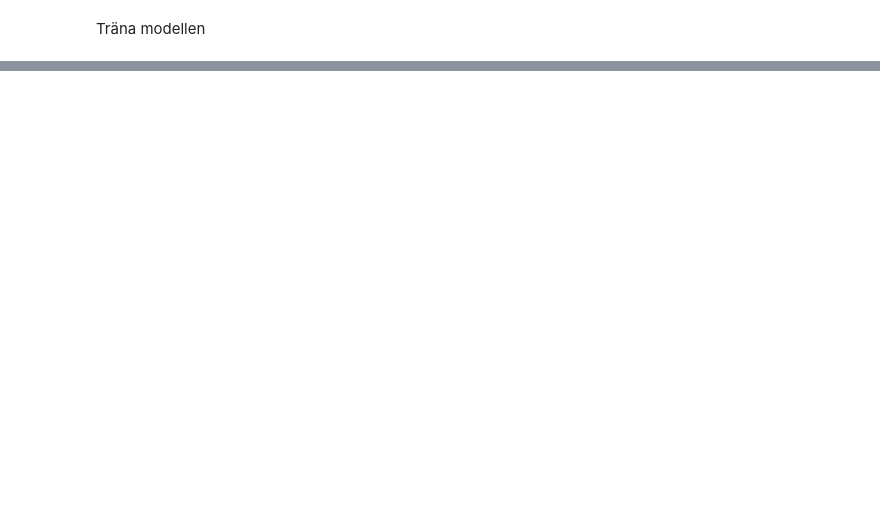
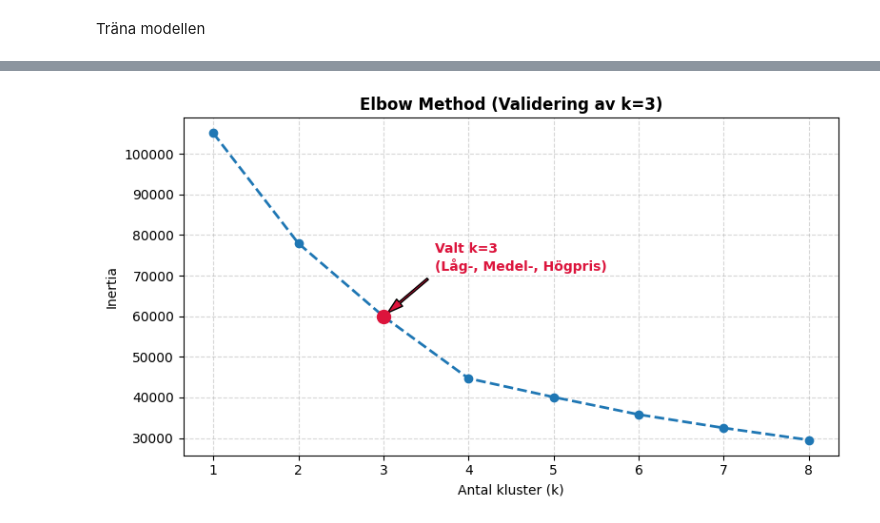
Before and after one commit to Grevendev/Predictor, a Jupyter notebook: models/clustering.ipynb, the cells around one changed output, grey strips where cells are left out. Cells and saved outputs as stored; diff of their text form; code cells hidden in the pictures; blank space fills up the shorter version.

```diff
--- a/models/clustering.ipynb
+++ b/models/clustering.ipynb
@@ -110 +119,41 @@ Spara modellen
+# %%
+import matplotlib.pyplot as plt
+import numpy as np
+from sklearn.cluster import KMeans
+
+# Beräkna Inertia för k = 1 till 8
+k_range = list(range(1, 9))
+inertia = []
+
+for k in k_range:
+    km = KMeans(n_clusters=k, random_state=42, n_init=10)
+    km.fit(X_scaled)
+    inertia.append(km.inertia_)
+
+# Plotta Elbow-kurvan
+plt.figure(figsize=(8, 4.5))
+plt.plot(k_range, inertia, marker="o", linestyle="--", color="#1f77b4", linewidth=2)
+
+# Markera k=3 enligt kravspecifikationen
+k_spec = 3
+spec_inertia = inertia[k_range.index(k_spec)]
+plt.scatter([k_spec], [spec_inertia], color="crimson", s=100, zorder=5)
+
+plt.annotate(
+    f"Valt k={k_spec}\n(Låg-, Medel-, Högpris)",
+    xy=(k_spec, spec_inertia),
+    xytext=(k_spec + 0.6, spec_inertia + (max(inertia) - min(inertia)) * 0.15),
+    arrowprops=dict(facecolor="crimson", shrink=0.08, width=1.5, headwidth=7),
+    fontweight="bold",
+    color="crimson",
+)
+
+plt.title("Elbow Method (Validering av k=3)", fontsize=12, fontweight="bold")
+plt.xlabel("Antal kluster (k)", fontsize=10)
+plt.ylabel("Inertia", fontsize=10)
+plt.grid(True, linestyle="--", alpha=0.5)
+plt.tight_layout()
+plt.show()
+# %% [output]
+[figure, added]
 # %%
```
Also changed, not shown: parts of 10 cells of this notebook, 4 other files.
